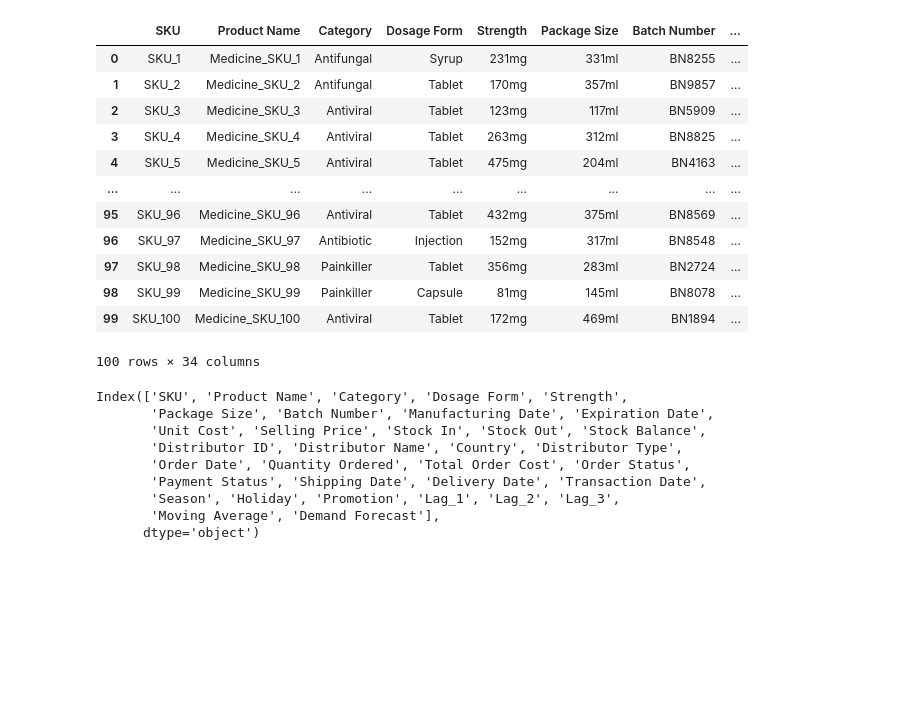
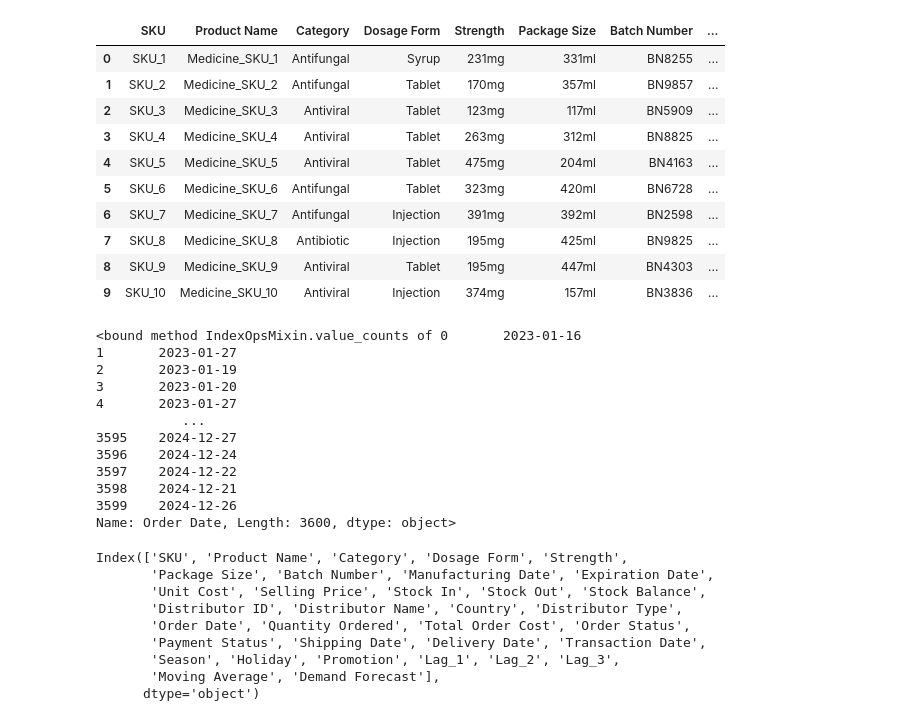
Before and after one commit to datazone-ai/Demand_Forecasting_main, a Jupyter notebook: eda.ipynb, the cells around one changed output. Saved outputs shown, nothing was run; the diff lists cells and outputs as text; code cells hidden in the pictures; blank space fills up the shorter version.

```diff
--- a/eda.ipynb
+++ b/eda.ipynb
@@ -3,21 +3,34 @@ import pandas as pd
 import numpy as np
 # %%
 df = pd.read_csv("./original_data/final_medicine_inventory_sales_data.csv")
-df.head(100)
+df.head(10)
 # %% [output]
 |  | SKU | Product Name | Category | Dosage Form | Strength | Package Size | Batch Number | ... |
 | 0 | SKU_1 | Medicine_SKU_1 | Antifungal | Syrup | 231mg | 331ml | BN8255 | ... |
 | 1 | SKU_2 | Medicine_SKU_2 | Antifungal | Tablet | 170mg | 357ml | BN9857 | ... |
 | 2 | SKU_3 | Medicine_SKU_3 | Antiviral | Tablet | 123mg | 117ml | BN5909 | ... |
 | 3 | SKU_4 | Medicine_SKU_4 | Antiviral | Tablet | 263mg | 312ml | BN8825 | ... |
 | 4 | SKU_5 | Medicine_SKU_5 | Antiviral | Tablet | 475mg | 204ml | BN4163 | ... |
-| ... | ... | ... | ... | ... | ... | ... | ... | ... |
-| 95 | SKU_96 | Medicine_SKU_96 | Antiviral | Tablet | 432mg | 375ml | BN8569 | ... |
-| 96 | SKU_97 | Medicine_SKU_97 | Antibiotic | Injection | 152mg | 317ml | BN8548 | ... |
-| 97 | SKU_98 | Medicine_SKU_98 | Painkiller | Tablet | 356mg | 283ml | BN2724 | ... |
-| 98 | SKU_99 | Medicine_SKU_99 | Painkiller | Capsule | 81mg | 145ml | BN8078 | ... |
-| 99 | SKU_100 | Medicine_SKU_100 | Antiviral | Tablet | 172mg | 469ml | BN1894 | ... |
+| 5 | SKU_6 | Medicine_SKU_6 | Antifungal | Tablet | 323mg | 420ml | BN6728 | ... |
+| 6 | SKU_7 | Medicine_SKU_7 | Antifungal | Injection | 391mg | 392ml | BN2598 | ... |
+| 7 | SKU_8 | Medicine_SKU_8 | Antibiotic | Injection | 195mg | 425ml | BN9825 | ... |
+| 8 | SKU_9 | Medicine_SKU_9 | Antiviral | Tablet | 195mg | 447ml | BN4303 | ... |
+| 9 | SKU_10 | Medicine_SKU_10 | Antiviral | Injection | 374mg | 157ml | BN3836 | ... |
-100 rows × 34 columns
+# %%
+df['Order Date'].value_counts
+# %% [output]
+<bound method IndexOpsMixin.value_counts of 0       2023-01-16
+1       2023-01-27
+2       2023-01-19
+3       2023-01-20
+4       2023-01-27
+           ...
+3595    2024-12-27
+3596    2024-12-24
+3597    2024-12-22
+3598    2024-12-21
+3599    2024-12-26
+Name: Order Date, Length: 3600, dtype: object>
 # %%
 df.columns
 # %% [output]
```
Also changed, not shown: parts of 3 cells of this notebook, 11 other files.
